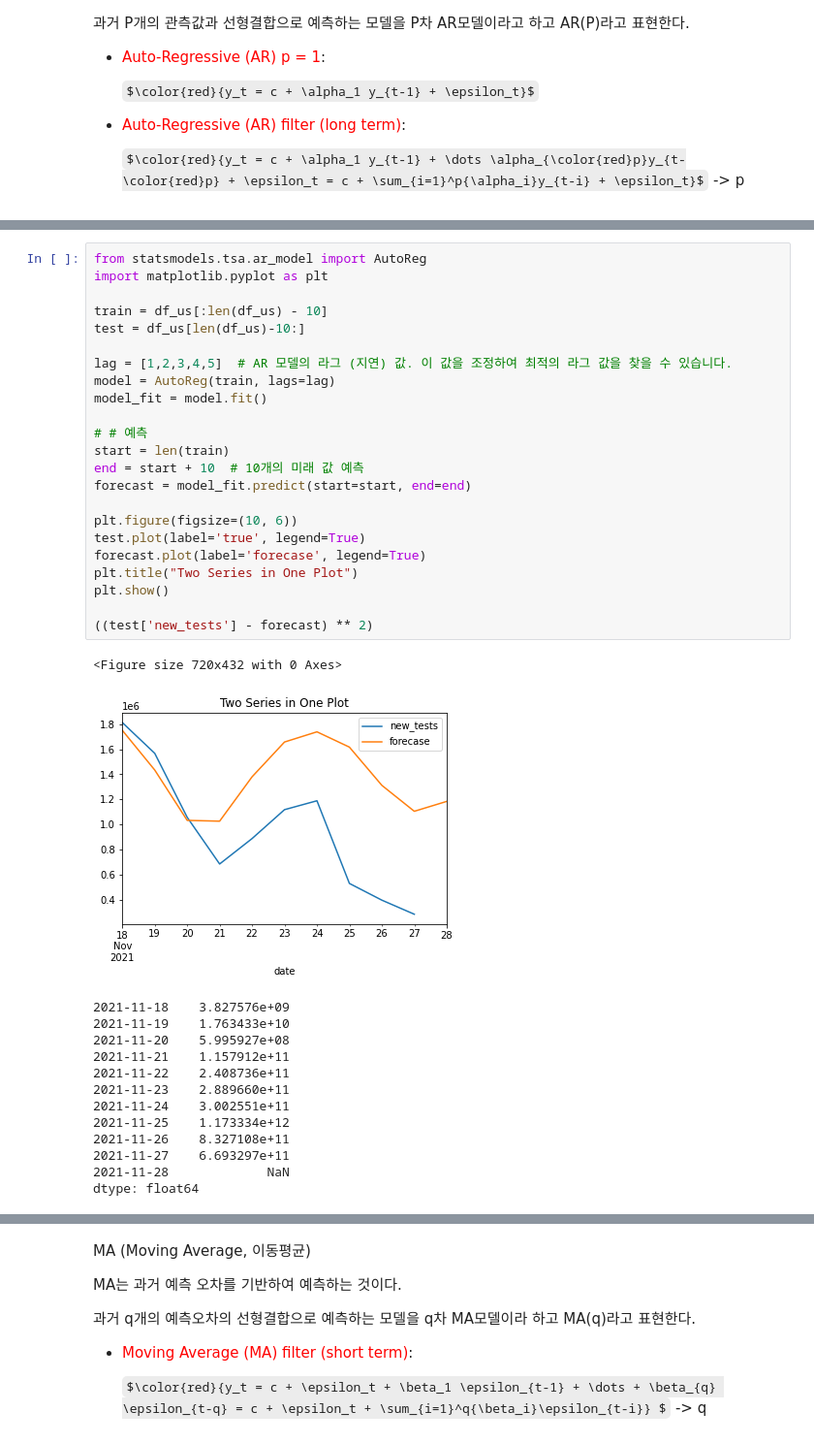
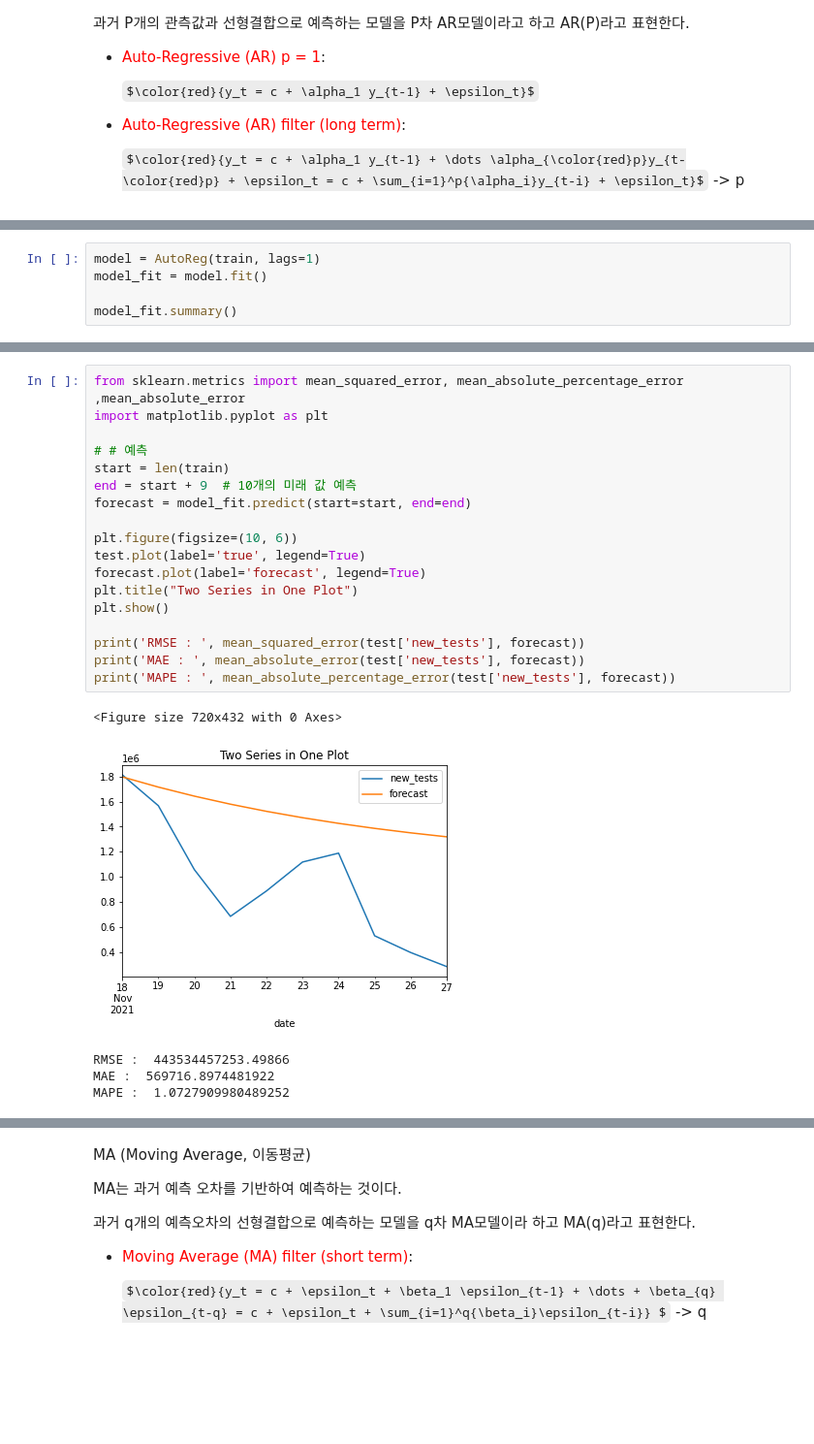
Before and after one commit to Ssunbell/ADP_study, a Jupyter notebook: 13주차/seonjong/timeseries_modeling.ipynb, the cells around one changed output, grey strips where cells are left out. Shown at 97% size. Drawn from its saved outputs; the diff is of its cells as text; some formulas as TeX source; blank space fills up the shorter version.

```diff
--- a/13주차/seonjong/timeseries_modeling.ipynb
+++ b/13주차/seonjong/timeseries_modeling.ipynb
@@ -192,0 +287,5 @@ AR은 시계열상의 과거 관측값을 이용하여 예측모델을 생성하
+# %%
+model = AutoReg(train, lags=1)
+model_fit = model.fit()
+
+model_fit.summary()
@@ -193,38 +307,24 @@ AR은 시계열상의 과거 관측값을 이용하여 예측모델을 생성하
 # %%
-from statsmodels.tsa.ar_model import AutoReg
+from sklearn.metrics import mean_squared_error, mean_absolute_percentage_error ,mean_absolute_error
 import matplotlib.pyplot as plt
-
-train = df_us[:len(df_us) - 10]
-test = df_us[len(df_us)-10:]
-
-lag = [1,2,3,4,5]  # AR 모델의 라그 (지연) 값. 이 값을 조정하여 최적의 라그 값을 찾을 수 있습니다.
-model = AutoReg(train, lags=lag)
-model_fit = model.fit()
 
 # # 예측
 start = len(train)
-end = start + 10  # 10개의 미래 값 예측
+end = start + 9  # 10개의 미래 값 예측
 forecast = model_fit.predict(start=start, end=end)
 
 plt.figure(figsize=(10, 6))
 test.plot(label='true', legend=True)
-forecast.plot(label='forecase', legend=True)
+forecast.plot(label='forecast', legend=True)
 plt.title("Two Series in One Plot")
 plt.show()
 
-((test['new_tests'] - forecast) ** 2)
+print('RMSE : ', mean_squared_error(test['new_tests'], forecast))
+print('MAE : ', mean_absolute_error(test['new_tests'], forecast))
+print('MAPE : ', mean_absolute_percentage_error(test['new_tests'], forecast))
 # %% [output]
 <Figure size 720x432 with 0 Axes>
-[figure, old version]
+[figure, new version]
-2021-11-18    3.827576e+09
-2021-11-19    1.763433e+10
-2021-11-20    5.995927e+08
-2021-11-21    1.157912e+11
-2021-11-22    2.408736e+11
-2021-11-23    2.889660e+11
-2021-11-24    3.002551e+11
-2021-11-25    1.173334e+12
-2021-11-26    8.327108e+11
-2021-11-27    6.693297e+11
-2021-11-28             NaN
-dtype: float64
+RMSE :  443534457253.49866
+MAE :  569716.8974481922
+MAPE :  1.0727909980489252
```
Also changed, not shown: parts of 77 cells of this notebook.
